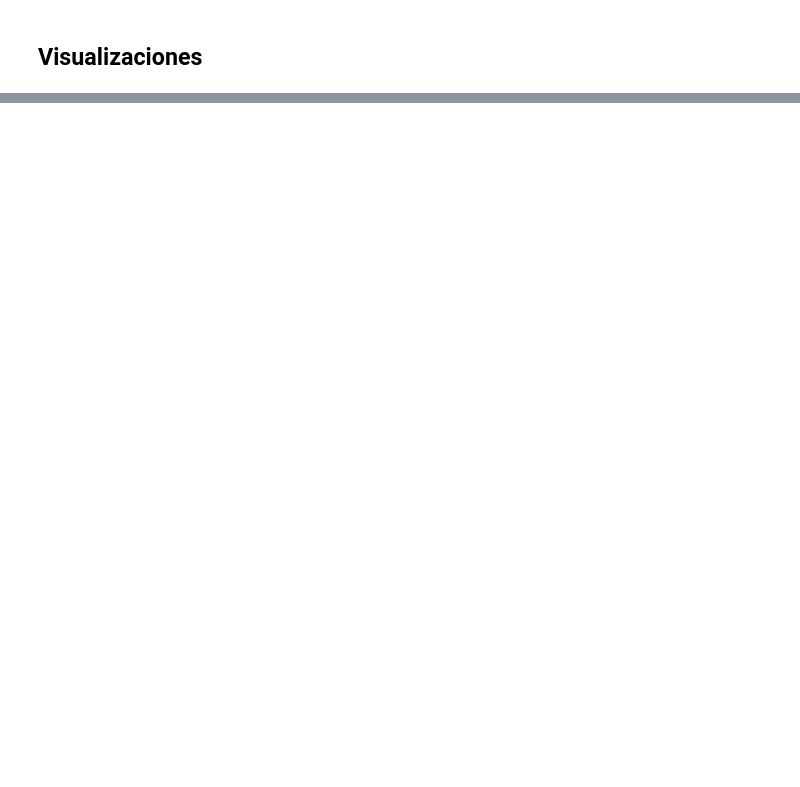
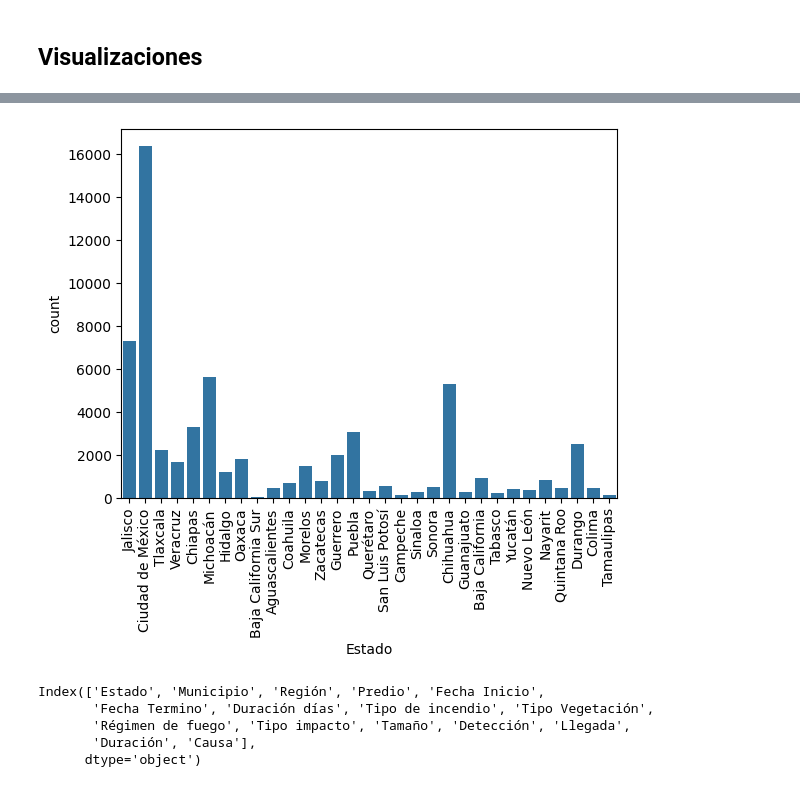
Before and after one commit to Valamca/Fires_Mexico_2015-2023, a Jupyter notebook: Incendios_forestales.ipynb, the cells around one changed output, grey strips where cells are left out. Drawn from its saved outputs; the diff is of its cells as text; code cells hidden in the pictures; blank space fills up the shorter version.

```diff
--- a/Incendios_forestales.ipynb
+++ b/Incendios_forestales.ipynb
@@ -157,3 +162,5 @@ dtype: bool
 df.loc[62438, "Fecha Inicio"] = "27/02/2015"
 df.loc[62439, "Fecha Inicio"] = "13/03/2015"
 df.loc[62440, "Fecha Inicio"] = "16/03/2015"
+# Correción duración de días
+df.loc[2064, "Duración días"] = 1
@@ -172,0 +205,2 @@ Una vez que hayamos tratado todos los datos faltantes o nulos continuamos con nu
+# %%
+df[["Fecha Inicio", "Fecha Termino"]] = df[["Fecha Inicio", "Fecha Termino"]].apply(pd.to_datetime, format="%d/%m/%Y")
@@ -174,0 +260,4 @@ Una vez que hayamos tratado todos los datos faltantes o nulos continuamos con nu
+# %%
+categorical_variables = df[["Estado", "Municipio", "Region", "Predio","Tipo de incendio", "Tipo Vegetación", "Régimen de fuego"]]
+numerical_variables = df[["Latitud", "Longitud"]]
+times_variables = df[["Año", "Fecha Inicio", "Fecha Termino","Duración días"]]
@@ -174,0 +273,22 @@ Una vez que hayamos tratado todos los datos faltantes o nulos continuamos con nu
+# %%
+# fig, ax = plt.subplots(nrows=6, ncols=3, figsize=(16,12))
+# ax = ax.flat
+# # Palette
+# colors = sns.color_palette(palette = 'tab10', n_colors = len(df.columns)+2)
+
+# for i, column in enumerate(categorical_variables.columns):
+sns.countplot(x=categorical_variables["Estado"])
+plt.xticks(rotation=90)
+#fig.delaxes(ax[7])
+# plt.tight_layout()
+plt.show()
+# %% [output]
+[figure, added]
+# %%
+categorical_variables.columns
+# %% [output]
+Index(['Estado', 'Municipio', 'Región', 'Predio', 'Fecha Inicio',
+       'Fecha Termino', 'Duración días', 'Tipo de incendio', 'Tipo Vegetación',
+       'Régimen de fuego', 'Tipo impacto', 'Tamaño', 'Detección', 'Llegada',
+       'Duración', 'Causa'],
+      dtype='object')
```
Also changed, not shown: parts of 22 cells of this notebook, 1 other file.
